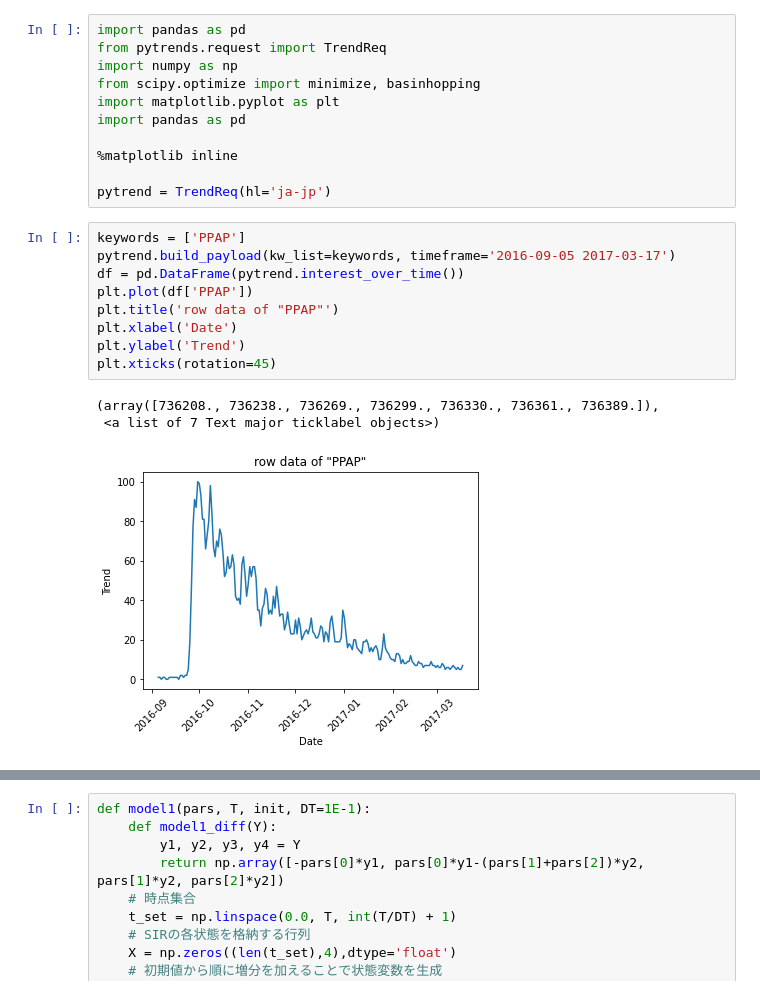
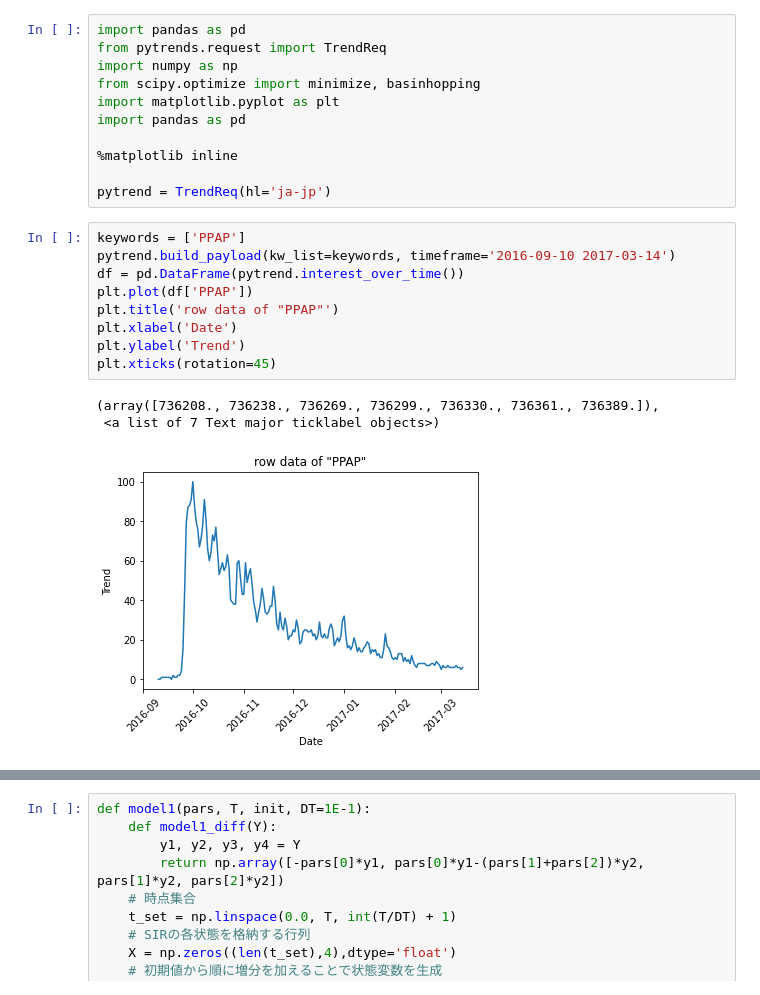
Before and after one commit to ShuichiroTsuda/TrendModel, a Jupyter notebook: TrendModel(PPAP).ipynb, the cells around one changed output, grey strips where cells are left out. Drawn from its saved outputs; the diff is of its cells as text.

```diff
--- a/TrendModel(PPAP).ipynb
+++ b/TrendModel(PPAP).ipynb
@@ -31,15 +31,15 @@ import pandas as pd
 pytrend = TrendReq(hl='ja-jp')
 # %%
 keywords = ['PPAP']
-pytrend.build_payload(kw_list=keywords, timeframe='2016-09-05 2017-03-17')
+pytrend.build_payload(kw_list=keywords, timeframe='2016-09-10 2017-03-14')
 df = pd.DataFrame(pytrend.interest_over_time())
 plt.plot(df['PPAP'])
 plt.title('row data of "PPAP"')
 plt.xlabel('Date')
 plt.ylabel('Trend')
 plt.xticks(rotation=45)
 # %% [output]
 (array([736208., 736238., 736269., 736299., 736330., 736361., 736389.]),
  <a list of 7 Text major ticklabel objects>)
-[figure, old version]
+[figure, new version]
 # %%
```
Also changed, not shown: parts of 9 cells of this notebook.
